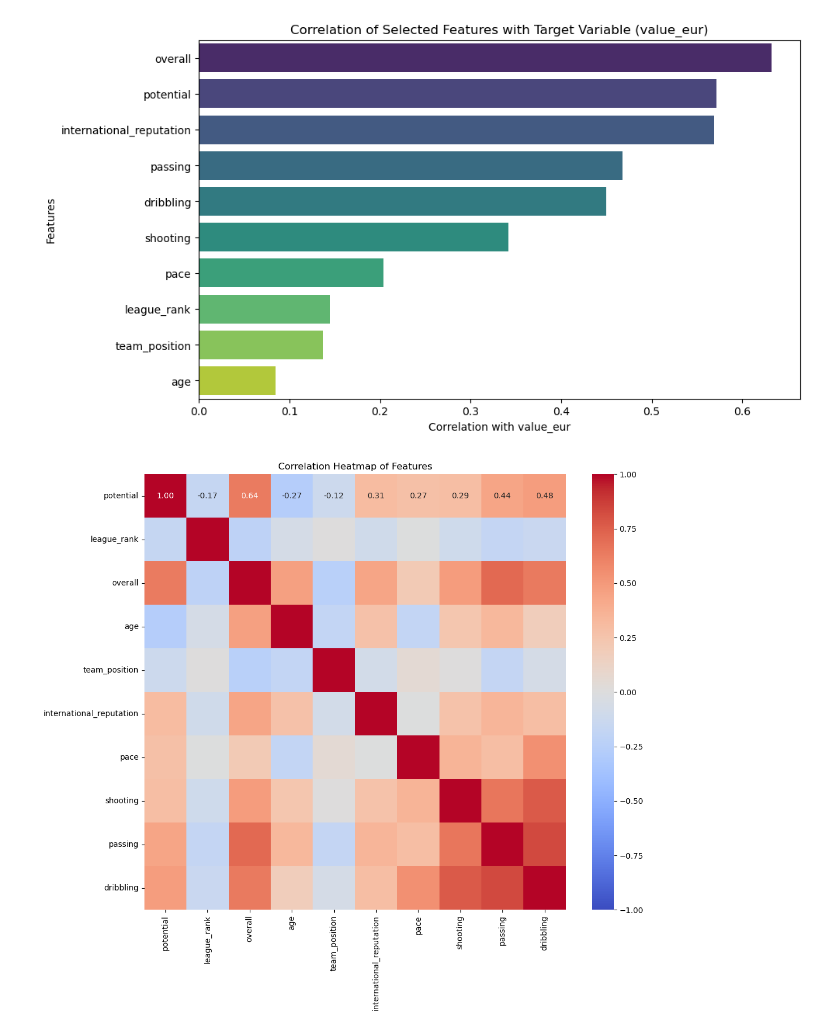
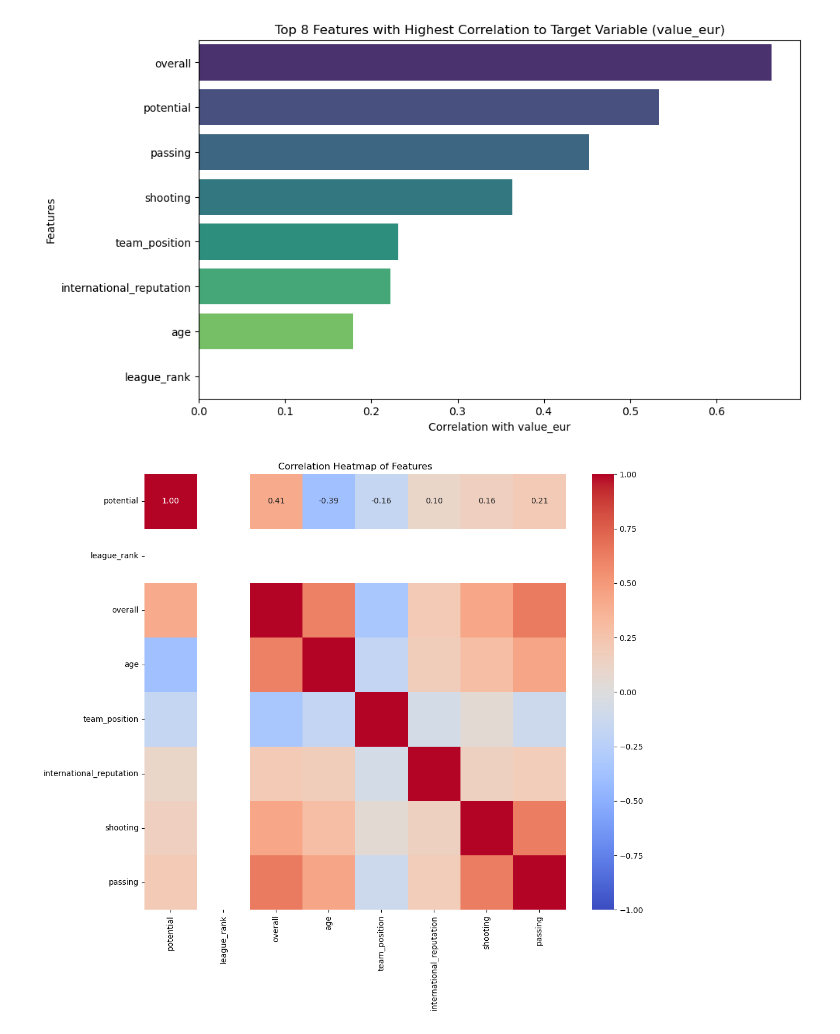
Before and after one commit to yter47/ExjobbKod, a Jupyter notebook: LightGBMNotebookTest-1.ipynb, the cells around one changed output. Saved outputs shown, nothing was run; the diff lists cells and outputs as text; code cells hidden in the pictures.

```diff
--- a/LightGBMNotebookTest-1.ipynb
+++ b/LightGBMNotebookTest-1.ipynb
@@ -69,0 +133,23 @@ x_test = imputer.transform(testX.values)
+# %%
+from sklearn.impute import SimpleImputer
+
+imputer = SimpleImputer(strategy='mean')
+data_filled = imputer.fit_transform(data)
+data_filled = pd.DataFrame(data_filled, columns=data.columns)
+
+#Logaritmera data för att minska variansen mot målvariabeln 'value_eur'
+sample = ['potential', 'league_rank', 'overall', 'age', 'team_position', 'international_reputation', 'shooting', 'passing']
+for col in sample:
+    data_filled[col] = np.log1p(data_filled[col])  #np.log1p för att hantera 0 samt negativa logaritmen
+
+train = data_filled.iloc[M[0:(m//4)*3]]
+test = data_filled.iloc[M[(m//4)*3:]]
+
+target_variable = 'value_eur'
+y_train = train[target_variable]
+X_train = train[sample]
+y_test = test[target_variable]
+X_test = test[sample]
+
+print("Shapes of X_train, y_train, X_test, y_test:")
+print(X_train.shape, y_train.shape, X_test.shape, y_test.shape)
@@ -142,26 +229,26 @@ R² score:  0.9849346542380542
 # %%
-# Calculate the correlation between selected features and the target variable
+#Antal features som visas
+top_n_features = 8
+
+#feature_target_correlation = train.corr()['value_eur'].drop('value_eur')
 feature_target_correlation = train[sample + ['value_eur']].corr()['value_eur'].drop('value_eur')
+sorted_correlation = feature_target_correlation.abs().nlargest(top_n_features)
 
-# Sort the correlations in descending order
-sorted_correlation = feature_target_correlation.abs().sort_values(ascending=False)
-
-# Plot the correlation of selected features with the target variable
 plt.figure(figsize=(10, 6))
 sns.barplot(x=sorted_correlation.values, y=sorted_correlation.index, palette='viridis')
 plt.xlabel('Correlation with value_eur')
 plt.ylabel('Features')
-plt.title('Correlation of Selected Features with Target Variable (value_eur)')
+plt.title(f'Top {top_n_features} Features with Highest Correlation to Target Variable (value_eur)')
 plt.show()
-
-# Calculate the correlation matrix
-correlation_matrix = trainX.corr()
-
-# Plot the heatmap
-plt.figure(figsize=(12, 10))
-sns.heatmap(correlation_matrix, annot=True, cmap='coolwarm', fmt=".2f", vmin=-1, vmax=1)
-plt.title('Correlation Heatmap of Features')
-plt.show()
 # %% [output]
-[figure, old version]
+[figure, new version]
-[figure, removed]
+# %%
+correlation_matrix = X_train.corr()
+
+# Plot the heatmap
+plt.figure(figsize=(12, 10))
+sns.heatmap(correlation_matrix, annot=True, cmap='coolwarm', fmt=".2f", vmin=-1, vmax=1)
+plt.title('Correlation Heatmap of Features')
+plt.show()
+# %% [output]
+[figure, added]
```
Also changed, not shown: parts of 17 cells of this notebook.
